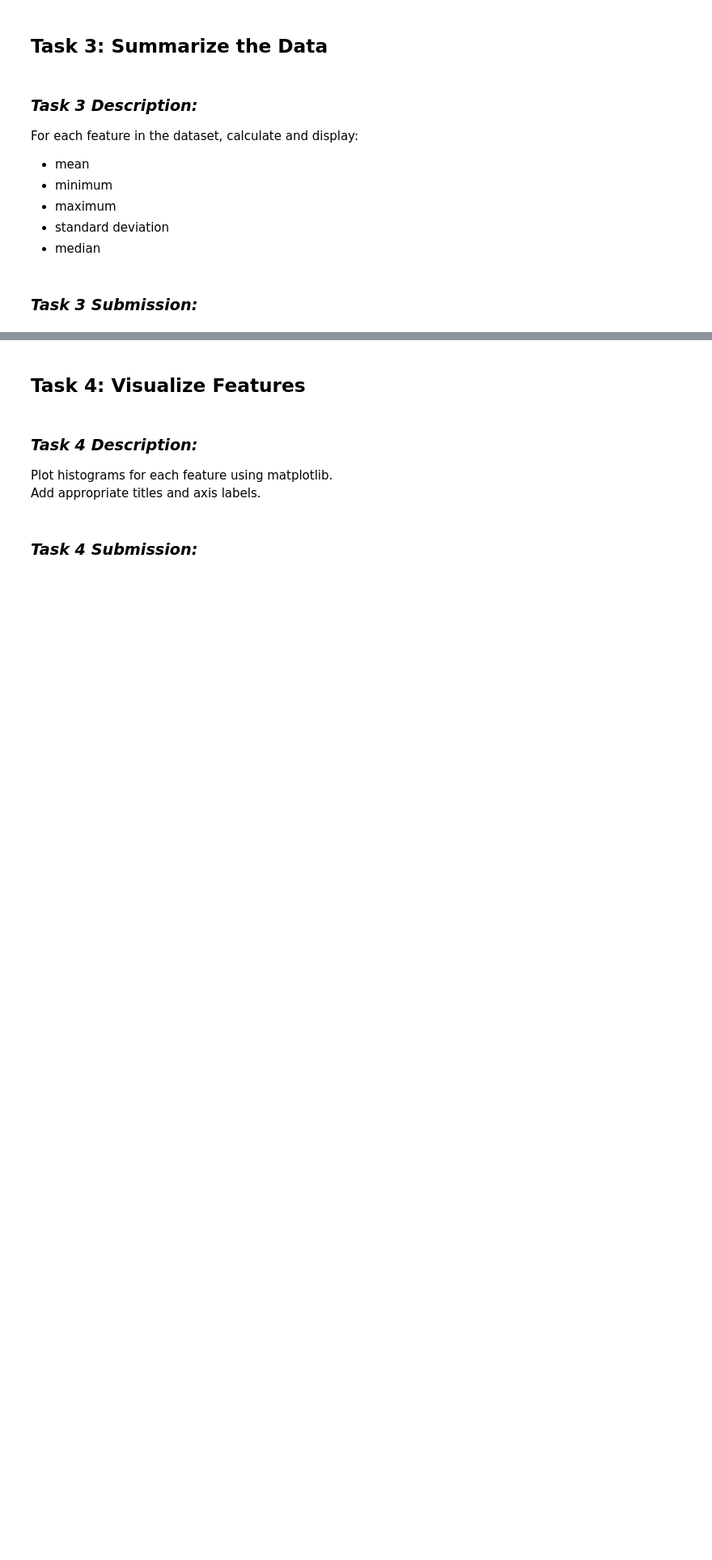
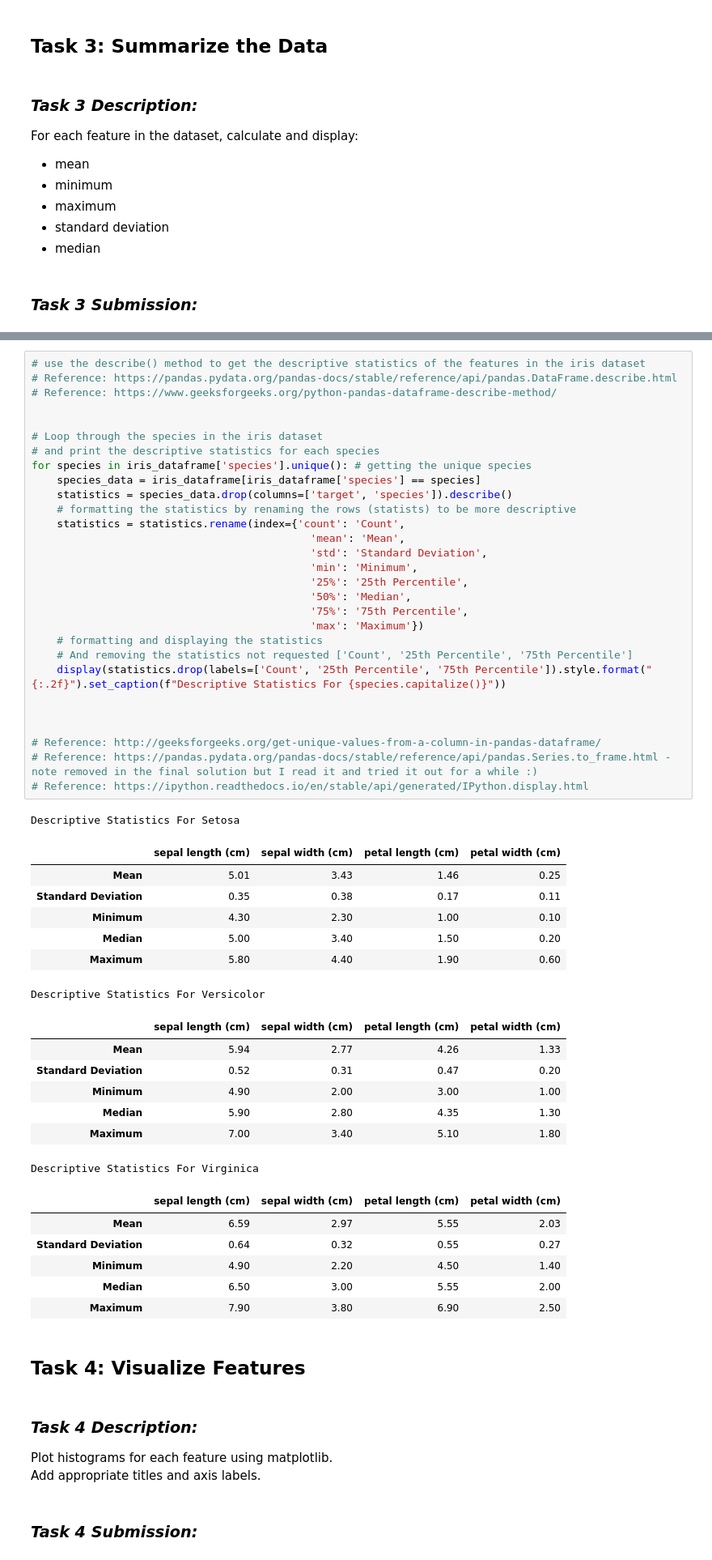
Before and after one commit to skerr17/principles_of_data_analytics, a Jupyter notebook: tasks.ipynb, the cells around one changed output, grey strips where cells are left out. Shown at 81% size. Cells and saved outputs as stored; diff of their text form; blank space fills up the shorter version.

```diff
--- a/tasks.ipynb
+++ b/tasks.ipynb
@@ -299,3 +251,54 @@ max: 2.5
+# %%
+# use the describe() method to get the descriptive statistics of the features in the iris dataset
+# Reference: https://pandas.pydata.org/pandas-docs/stable/reference/api/pandas.DataFrame.describe.html
+# Reference: https://www.geeksforgeeks.org/python-pandas-dataframe-describe-method/
+
+
+# Loop through the species in the iris dataset
+# and print the descriptive statistics for each species
+for species in iris_dataframe['species'].unique(): # getting the unique species
+    species_data = iris_dataframe[iris_dataframe['species'] == species]
+    statistics = species_data.drop(columns=['target', 'species']).describe()
+    # formatting the statistics by renaming the rows (statists) to be more descriptive
+    statistics = statistics.rename(index={'count': 'Count',
+                                            'mean': 'Mean',
+                                            'std': 'Standard Deviation',
+                                            'min': 'Minimum',
+                                            '25%': '25th Percentile',
+                                            '50%': 'Median',
+                                            '75%': '75th Percentile',
+                                            'max': 'Maximum'})
+    # formatting and displaying the statistics
+    # And removing the statistics not requested ['Count', '25th Percentile', '75th Percentile']
+    display(statistics.drop(labels=['Count', '25th Percentile', '75th Percentile']).style.format("{:.2f}").set_caption(f"Descriptive Statistics For {species.capitalize()}"))
+
+
+
+# Reference: http://geeksforgeeks.org/get-unique-values-from-a-column-in-pandas-dataframe/
+# Reference: https://pandas.pydata.org/pandas-docs/stable/reference/api/pandas.Series.to_frame.html - note removed in the final solution but I read it and tried it out for a while :)
+# Reference: https://ipython.readthedocs.io/en/stable/api/generated/IPython.display.html
+# %% [output]
+Descriptive Statistics For Setosa
+|  | sepal length (cm) | sepal width (cm) | petal length (cm) | petal width (cm) |
+| Mean | 5.01 | 3.43 | 1.46 | 0.25 |
+| Standard Deviation | 0.35 | 0.38 | 0.17 | 0.11 |
+| Minimum | 4.30 | 2.30 | 1.00 | 0.10 |
+| Median | 5.00 | 3.40 | 1.50 | 0.20 |
+| Maximum | 5.80 | 4.40 | 1.90 | 0.60 |
+Descriptive Statistics For Versicolor
+|  | sepal length (cm) | sepal width (cm) | petal length (cm) | petal width (cm) |
+| Mean | 5.94 | 2.77 | 4.26 | 1.33 |
+| Standard Deviation | 0.52 | 0.31 | 0.47 | 0.20 |
+| Minimum | 4.90 | 2.00 | 3.00 | 1.00 |
+| Median | 5.90 | 2.80 | 4.35 | 1.30 |
+| Maximum | 7.00 | 3.40 | 5.10 | 1.80 |
+Descriptive Statistics For Virginica
+|  | sepal length (cm) | sepal width (cm) | petal length (cm) | petal width (cm) |
+| Mean | 6.59 | 2.97 | 5.55 | 2.03 |
+| Standard Deviation | 0.64 | 0.32 | 0.55 | 0.27 |
+| Minimum | 4.90 | 2.20 | 4.50 | 1.40 |
+| Median | 6.50 | 3.00 | 5.55 | 2.00 |
+| Maximum | 7.90 | 3.80 | 6.90 | 2.50 |
 # %% [markdown]
 ## Task 4: Visualize Features
 # %% [markdown]
```
Also changed, not shown: parts of 7 cells of this notebook.
